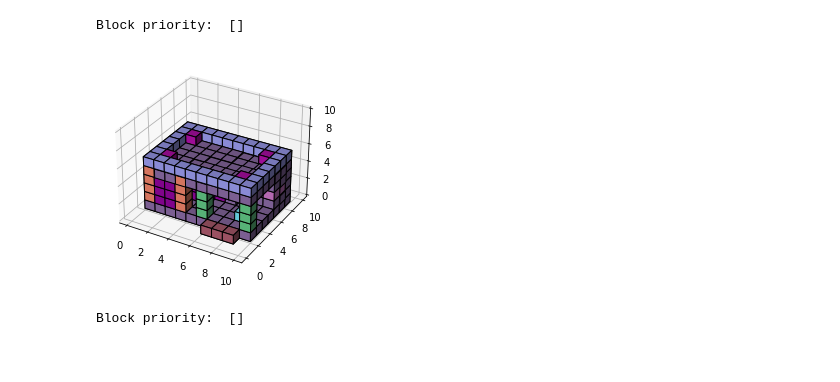
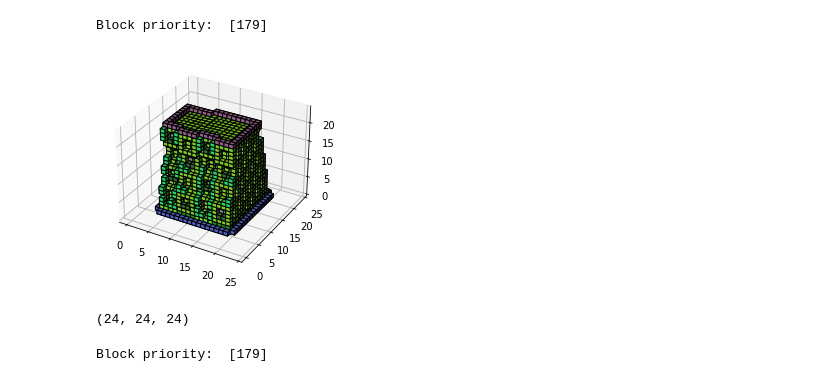
Before and after one commit to shyamsn97/3d-artefacts-nca-1, a Jupyter notebook: notebooks/Replication.ipynb, the cells around one changed output. Drawn from its saved outputs; the diff is of its cells as text; code cells hidden in the pictures.

```diff
--- a/notebooks/Replication.ipynb
+++ b/notebooks/Replication.ipynb
@@ -39,31 +39,35 @@ def visualize_output(ct, out, rearrange_channels=False):
 # %%
 base_nbt_path = "/home/shyam/Code/evocraft-cellular-automata/structs_dataset/nbts"
 # %%
-nbt_path = "{}/village/plain_village_blacksmith.nbt".format(base_nbt_path)
-blocks, unique_vals, target, color_dict, unique_val_dict = MinecraftClient.load_entity("plain_village_blacksmith", nbt_path=nbt_path, load_coord=(50,10,10))
-
+nbt_path = "{}/pixl_apartmentblock.nbt".format(base_nbt_path)
+blocks, unique_vals, target, color_dict, unique_val_dict = MinecraftClient.load_entity("pixl_apartmentblock", nbt_path=nbt_path, load_entity_config={"padding": [[3,3], [3,3], [1,0]]
+,"block_priority":[REDSTONE_BLOCK]})
 
 color_arr = convert_to_color(target, color_dict)
 
 fig = plt.figure()
 ax = fig.gca(projection='3d')
 ax.voxels(color_arr, facecolors=color_arr, edgecolor='k')
 
 plt.show()
 # %% [output]
-Block priority:  []
+Block priority:  [179]
-[figure, old version]
+[figure, new version]
+# %%
+color_arr.shape
+# %% [output]
+(24, 24, 24)
 # %%
 ct = ReplicationNCATrainer.from_config(
-                    "replication_blacksmith.yaml",
+                    "replication_apartment.yaml",
                     config={
                         "dataset_config":{"nbt_path":nbt_path},
-                        "use_cuda":True,
+                        "use_cuda":False,
                         "visualize_output":True
                     }
                 )
 # %% [output]
-Block priority:  []
+Block priority:  [179]
 # %%
 ct.train(epochs=20000, batch_size=5, checkpoint_interval=100)
 # %% [output]
```
Also changed, not shown: parts of 9 cells of this notebook, 6 other files.
